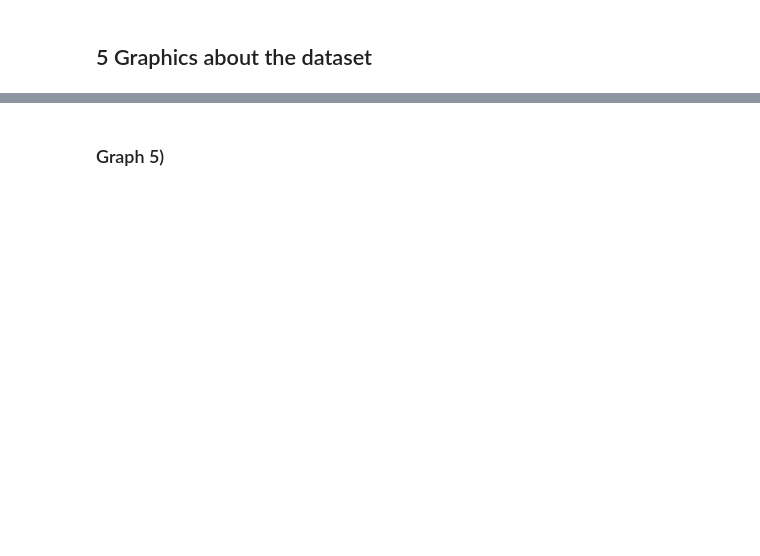
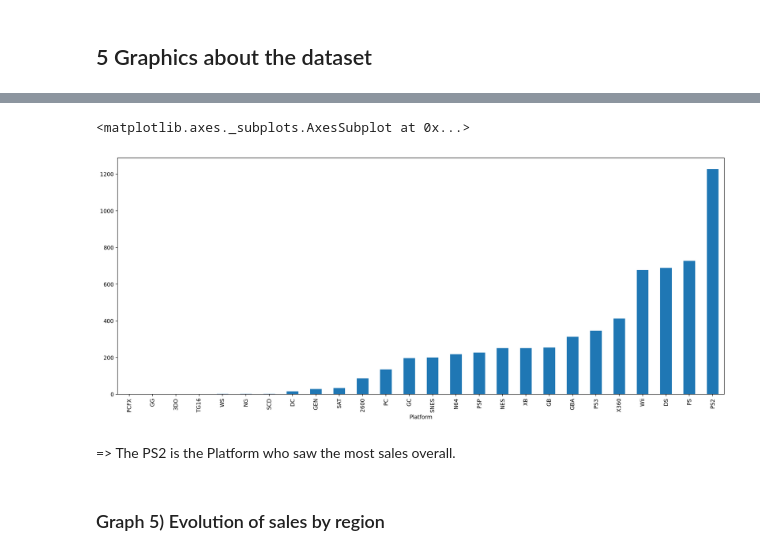
Before and after one commit to ThomasHubert01/PythonForData_TD1, a Jupyter notebook: [Python for Data Analysis] - Video Game Dataset - Thomas HUBERT IBO A5 .ipynb, the cells around one changed output, grey strips where cells are left out. Cells and saved outputs as stored; diff of their text form; code cells hidden in the pictures; blank space fills up the shorter version.

```diff
--- a/[Python for Data Analysis] - Video Game Dataset - Thomas HUBERT IBO A5 .ipynb
+++ b/[Python for Data Analysis] - Video Game Dataset - Thomas HUBERT IBO A5 .ipynb
@@ -164,2 +238,9 @@ where_sold("Nintendo")
+# %%
+platform.plot.bar()
+# %% [output]
+<matplotlib.axes._subplots.AxesSubplot at 0x...>
+[figure, added]
+# %% [markdown]
+=> The PS2 is the Platform who saw the most sales overall.
 # %% [markdown]
-### Graph 5)
+### Graph 5) Evolution of sales by region
```
Also changed, not shown: parts of 28 cells of this notebook.
